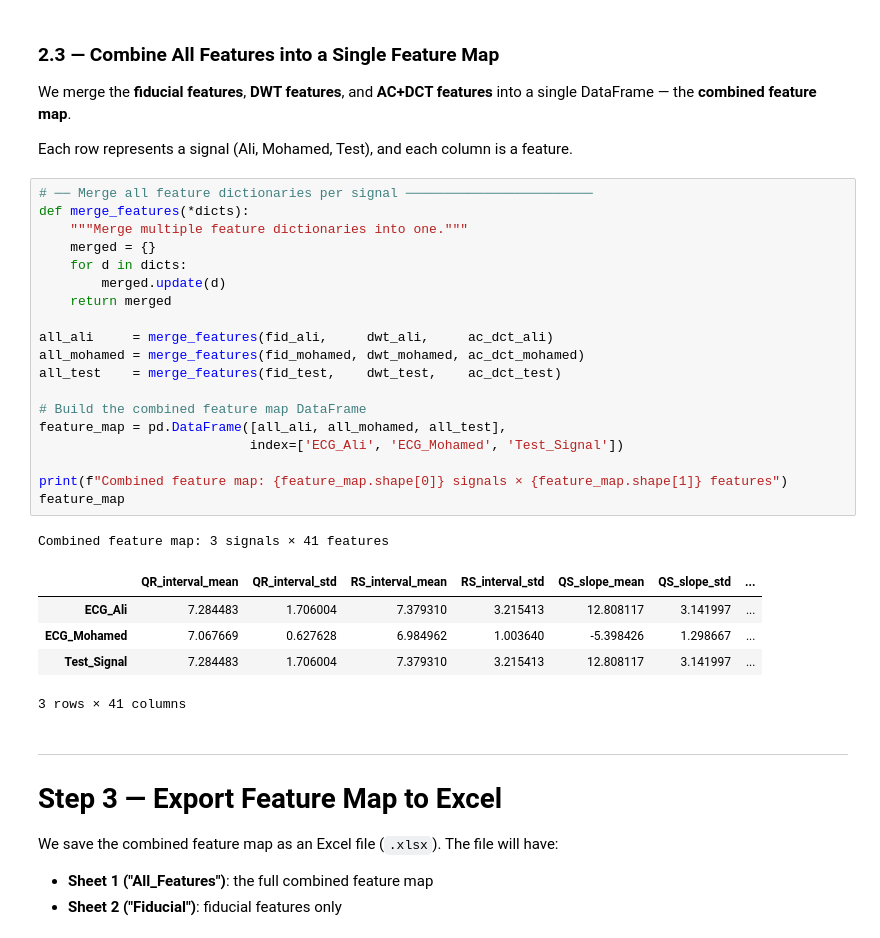
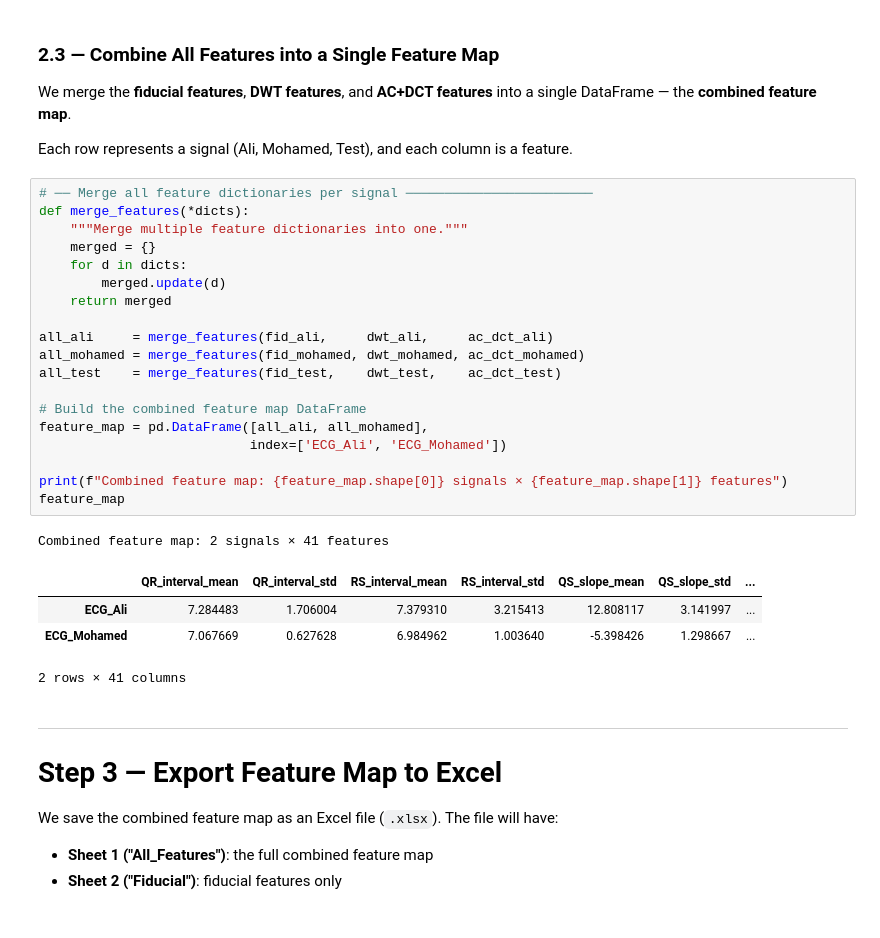
Before and after one commit to Kero-83/hci-tasks, a Jupyter notebook: Task 2/ECG_Signal_Processing.ipynb, the cells around one changed output. Cells and saved outputs as stored; diff of their text form.

```diff
--- a/Task 2/ECG_Signal_Processing.ipynb
+++ b/Task 2/ECG_Signal_Processing.ipynb
@@ -507,29 +504,28 @@ Each row represents a signal (Ali, Mohamed, Test), and each column is a feature.
 # %%
 # ── Merge all feature dictionaries per signal ────────────────────────
 def merge_features(*dicts):
     """Merge multiple feature dictionaries into one."""
     merged = {}
     for d in dicts:
         merged.update(d)
     return merged
 
 all_ali     = merge_features(fid_ali,     dwt_ali,     ac_dct_ali)
 all_mohamed = merge_features(fid_mohamed, dwt_mohamed, ac_dct_mohamed)
 all_test    = merge_features(fid_test,    dwt_test,    ac_dct_test)
 
 # Build the combined feature map DataFrame
-feature_map = pd.DataFrame([all_ali, all_mohamed, all_test],
-                           index=['ECG_Ali', 'ECG_Mohamed', 'Test_Signal'])
+feature_map = pd.DataFrame([all_ali, all_mohamed],
+                           index=['ECG_Ali', 'ECG_Mohamed'])
 
 print(f"Combined feature map: {feature_map.shape[0]} signals × {feature_map.shape[1]} features")
 feature_map
 # %% [output]
-Combined feature map: 3 signals × 41 features
+Combined feature map: 2 signals × 41 features
 |  | QR_interval_mean | QR_interval_std | RS_interval_mean | RS_interval_std | QS_slope_mean | QS_slope_std | ... |
 | ECG_Ali | 7.284483 | 1.706004 | 7.379310 | 3.215413 | 12.808117 | 3.141997 | ... |
 | ECG_Mohamed | 7.067669 | 0.627628 | 6.984962 | 1.003640 | -5.398426 | 1.298667 | ... |
-| Test_Signal | 7.284483 | 1.706004 | 7.379310 | 3.215413 | 12.808117 | 3.141997 | ... |
-3 rows × 41 columns
+2 rows × 41 columns
 # %% [markdown]
 ---
 # Step 3 — Export Feature Map to Excel
```
Also changed, not shown: parts of 6 cells of this notebook, 1 other file.
